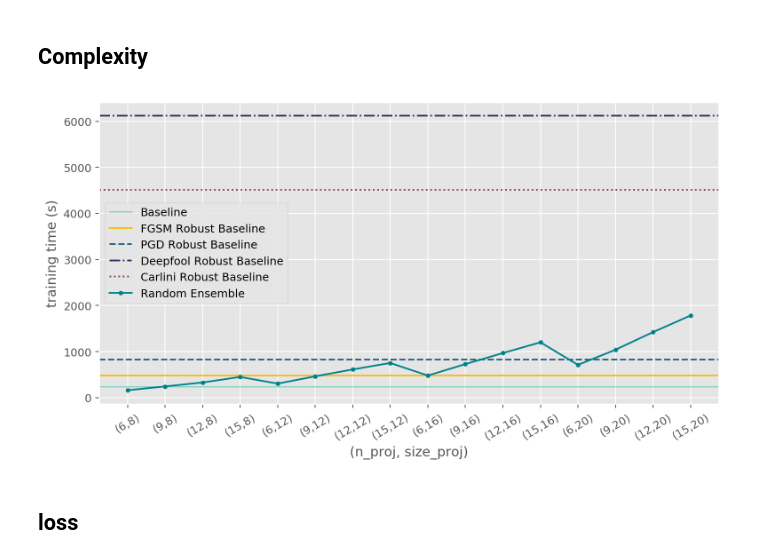
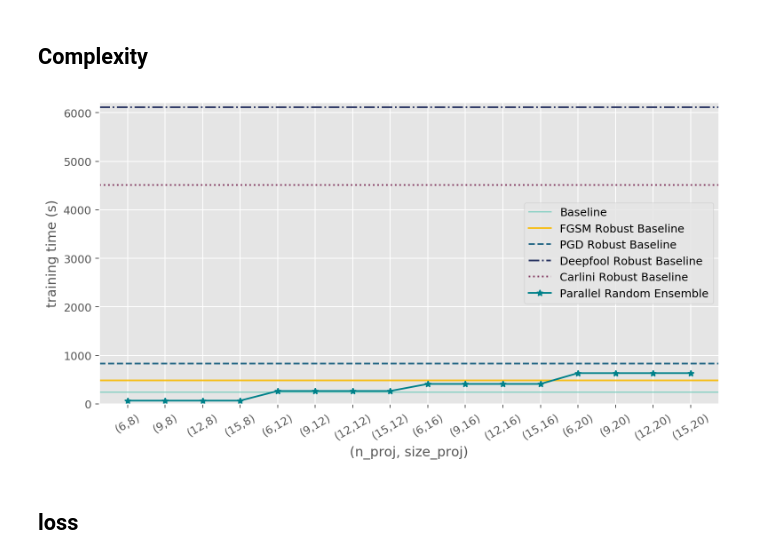
Before and after one commit to ginevracoal/adversarial_examples, a Jupyter notebook: notebooks/plots.ipynb, the cells around one changed output. Cells and saved outputs as stored; diff of their text form; code cells hidden in the pictures.

Commit message:
updated mnist complexity plot

```diff
--- a/notebooks/plots.ipynb
+++ b/notebooks/plots.ipynb
@@ -155,37 +155,66 @@ fig.show()
 
 xlab = ["(6,8)","(9,8)","(12,8)","(15,8)",
         "(6,12)","(9,12)","(12,12)","(15,12)",
         "(6,16)","(9,16)","(12,16)","(15,16)",
         "(6,20)","(9,20)","(12,20)","(15,20)",]
 
 x = range(16)
 
 # plain, fgsm, pgd, deepfool, carlini_linf
 baseline = [244.64,486.45,833.16,6116.33,4507.31]
 
-randens_times = [161.56358885765076, 244.69218850135803, 330.3099126815796, 449.8663718700409,
+randens_times_old = [161.56358885765076, 244.69218850135803, 330.3099126815796, 449.8663718700409,
                  306.13498520851135, 462.9905071258545, 614.2709856033325, 754.4713060855865,
                  481.06000685691833, 730.0027039051056, 969.5257754325867, 1202.7333579063416,
                  713.6330585479736, 1042.581505537033, 1423.9588317871094, 1784.10049700737]
+
+randens_times = [1045.2583463191986,
+2555.6296741962433,
+3144.4848911762238,
+1316.7294340133667,
+2173.0551035404205,
+6833.772572278976,
+8294.763188838959,
+12240.271400928497,
+3718.577780723572,
+14803.005425453186,
+27848.05566883087,
+23362.26087665558,
+5714.933403015137,
+17924.82506251335,
+26164.82797217369,
+26257.255435466766 ]
+
+par_randens_times = [
+69.18349480628967,69.18349480628967,69.18349480628967,69.18349480628967,
+267.5957431793213,267.5957431793213,267.5957431793213,267.5957431793213,
+412.77997064590454,412.77997064590454,412.77997064590454,412.77997064590454,
+635.8284521102905,635.8284521102905,635.8284521102905,635.8284521102905
+]
 
 figure(num=None, figsize=(10, 5), dpi=180, facecolor='w', edgecolor='k')
 plt.axhline(y=baseline[0], color='#7ecfc0', label='Baseline', linewidth=1)
 plt.axhline(y=baseline[1], color="#f7be16", label='FGSM Robust Baseline', ls="-")
 plt.axhline(y=baseline[2], color="#216583", label='PGD Robust Baseline', ls="--")
 plt.axhline(y=baseline[3], color="#293462", label='Deepfool Robust Baseline', ls="-.")
 plt.axhline(y=baseline[4], color="#843b62", label='Carlini Robust Baseline', ls=":")
 
-plt.plot(x,randens_times,color='#00818a',label='Random Ensemble', marker=".")
+#plt.plot(x,randens_times,color='#00818a',label='Serial Random Ensemble', marker=".")
+#plt.plot(x,par_randens_times,color='#293462',label='Parallel Random Ensemble', marker="*")
+plt.plot(x,par_randens_times,color='#00818a',label='Parallel Random Ensemble', marker="*")
 #plt.yscale("log")
+
+
 
 plt.xlabel('(n_proj, size_proj)')
 plt.ylabel('training time (s)')
 plt.xticks(x, xlab, rotation=30)
-plt.legend(loc='center left')
+plt.ylim([0, baseline[3]+100])
+plt.legend(loc='center right')
 #plt.title("Random Ensemble vs Baseline training time")
 plt.show()
 # %% [output]
-[figure, old version]
+[figure, new version]
 # %% [markdown]
 ## loss
 # %%
```
Also changed, not shown: 1 other file.
